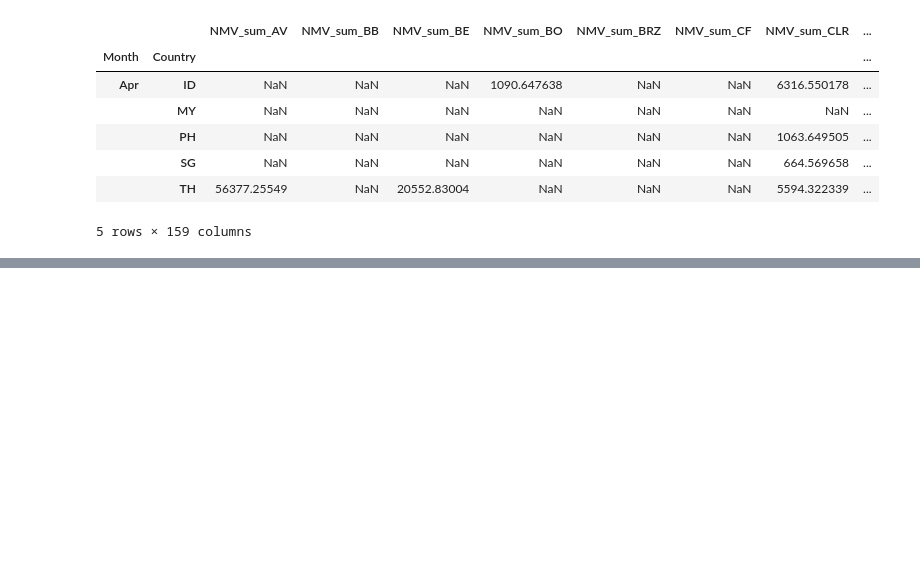
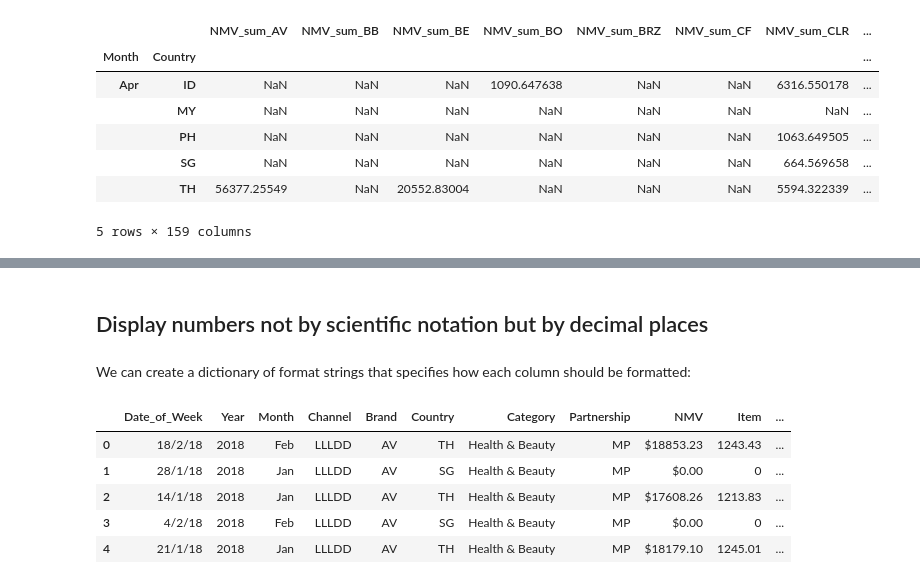
Before and after one commit to khzt2004/Python, a Jupyter notebook: Pandas_Notebook_Reference.ipynb, the cells around one changed output, grey strips where cells are left out. Drawn from its saved outputs; the diff is of its cells as text; code cells hidden in the pictures; blank space fills up the shorter version.

```diff
--- a/Pandas_Notebook_Reference.ipynb
+++ b/Pandas_Notebook_Reference.ipynb
@@ -428,0 +466,17 @@ cr1.head()
+# %% [markdown]
+## Display numbers not by scientific notation but by decimal places
+# %%
+pd.set_option('display.float_format', '{:.2f}'.format)
+# %% [markdown]
+We can create a dictionary of format strings that specifies how each column should be formatted:
+# %%
+format_dict = {'Date':'{:%m/%d/%y}', 'NMV':'${:.2f}', 'ASP':'{:,}'}
+# %%
+filter_df.head().style.format(format_dict)
+# %% [output]
+|  | Date_of_Week | Year | Month | Channel | Brand | Country | Category | Partnership | NMV | Item | ... |
+| 0 | 18/2/18 | 2018 | Feb | LLLDD | AV | TH | Health & Beauty | MP | $18853.23 | 1243.43 | ... |
+| 1 | 28/1/18 | 2018 | Jan | LLLDD | AV | SG | Health & Beauty | MP | $0.00 | 0 | ... |
+| 2 | 14/1/18 | 2018 | Jan | LLLDD | AV | TH | Health & Beauty | MP | $17608.26 | 1213.83 | ... |
+| 3 | 4/2/18 | 2018 | Feb | LLLDD | AV | SG | Health & Beauty | MP | $0.00 | 0 | ... |
+| 4 | 21/1/18 | 2018 | Jan | LLLDD | AV | TH | Health & Beauty | MP | $18179.10 | 1245.01 | ... |
```
Also changed, not shown: parts of 3 cells of this notebook.
